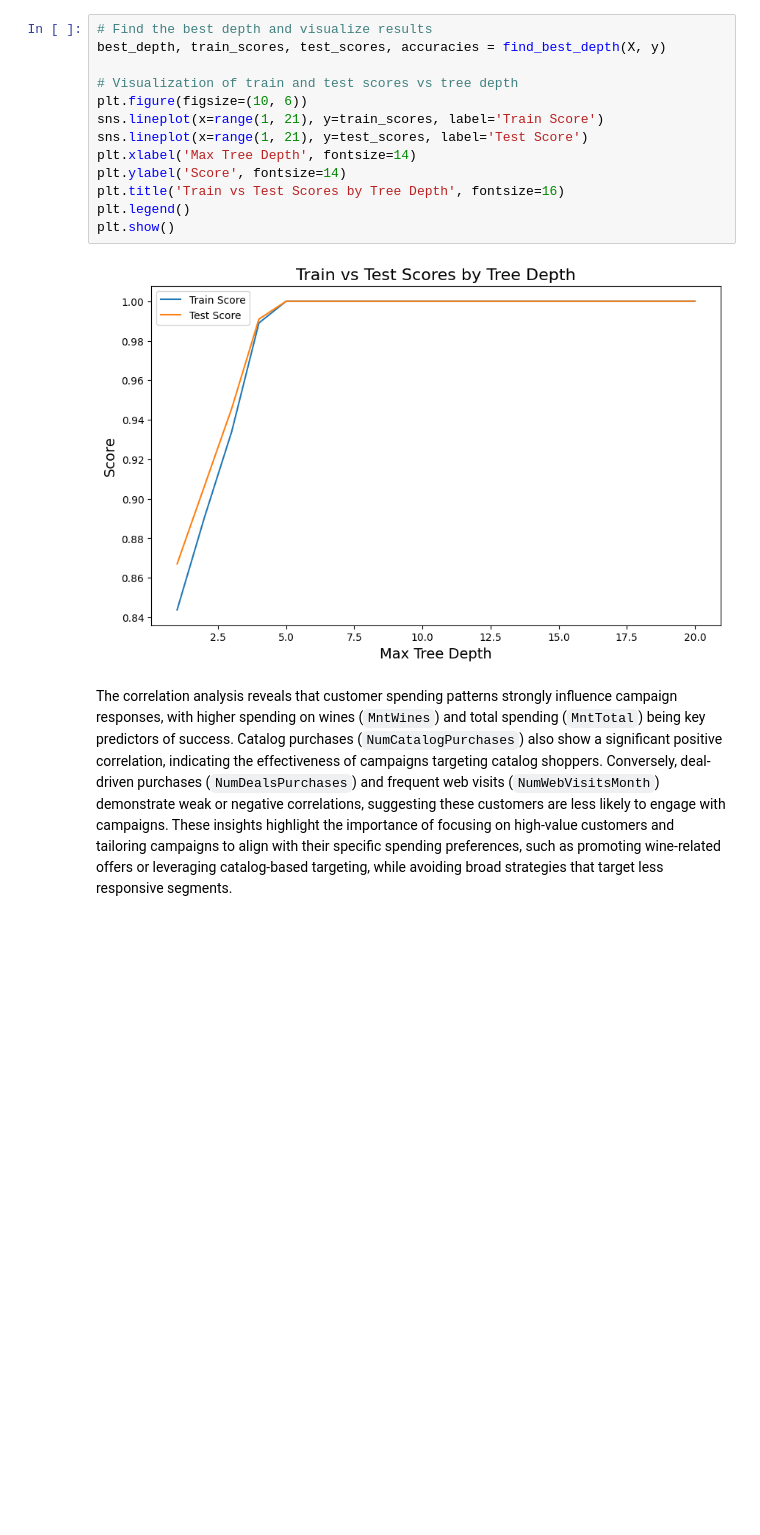
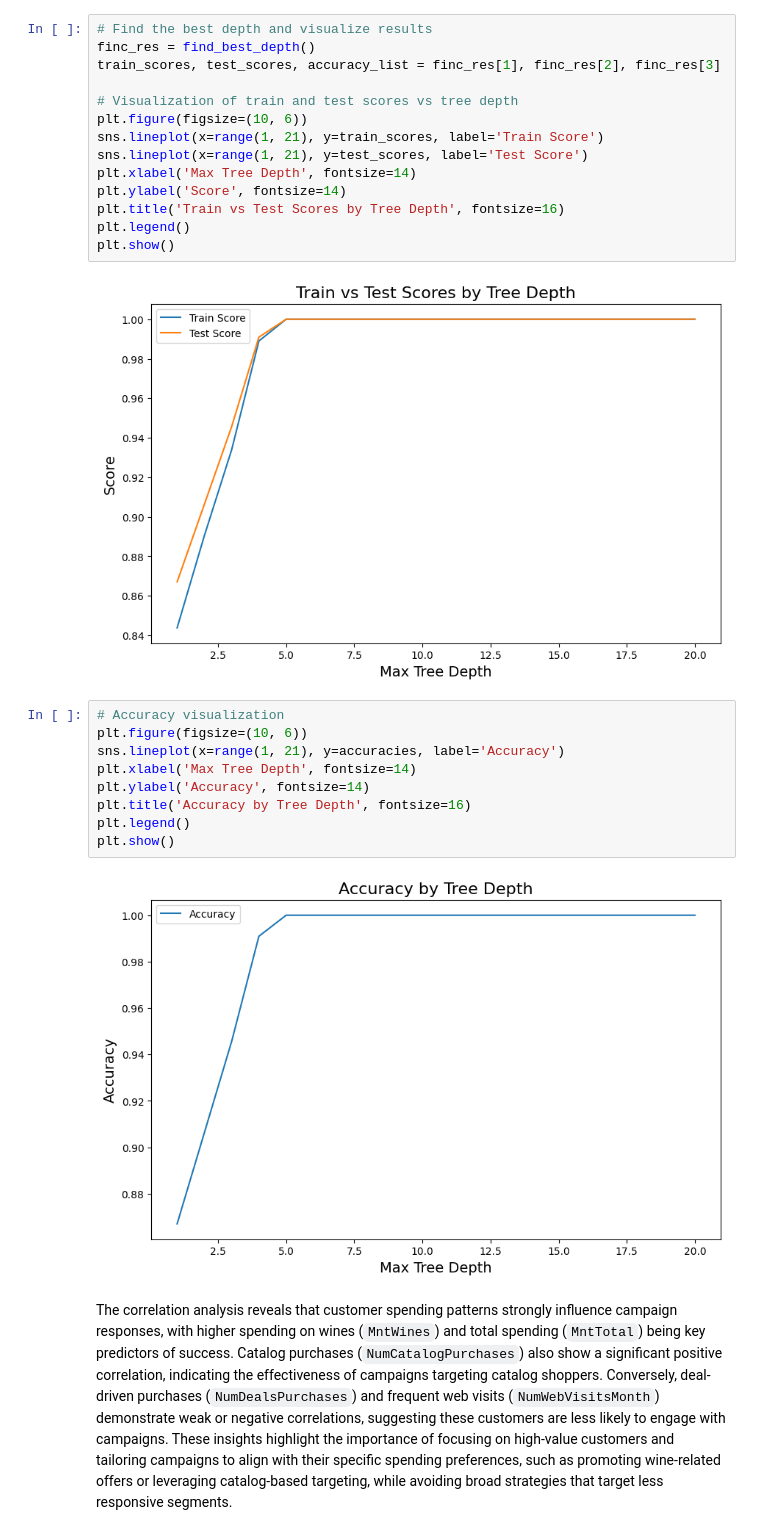
Before and after one commit to kevintao0417/F24_DATA110, a Jupyter notebook: Project/F1/sales_data.ipynb, the cells around one changed output. Saved outputs shown, nothing was run; the diff lists cells and outputs as text; blank space fills up the shorter version.

Commit message:
DecisionTree

```diff
--- a/Project/F1/sales_data.ipynb
+++ b/Project/F1/sales_data.ipynb
@@ -109,6 +112,7 @@ def find_best_depth(X, y):
 # %%
 # Find the best depth and visualize results
-best_depth, train_scores, test_scores, accuracies = find_best_depth(X, y)
+finc_res = find_best_depth()
+train_scores, test_scores, accuracy_list = finc_res[1], finc_res[2], finc_res[3]
 
 # Visualization of train and test scores vs tree depth
 plt.figure(figsize=(10, 6))
@@ -121,5 +125,16 @@ plt.legend()
 plt.show()
 # %% [output]
 [figure]
+# %%
+# Accuracy visualization
+plt.figure(figsize=(10, 6))
+sns.lineplot(x=range(1, 21), y=accuracies, label='Accuracy')
+plt.xlabel('Max Tree Depth', fontsize=14)
+plt.ylabel('Accuracy', fontsize=14)
+plt.title('Accuracy by Tree Depth', fontsize=16)
+plt.legend()
+plt.show()
+# %% [output]
+[figure, added]
 # %% [markdown]
 The correlation analysis reveals that customer spending patterns strongly influence campaign responses, with higher spending on wines (`MntWines`) and total spending (`MntTotal`) being key predictors of success. Catalog purchases (`NumCatalogPurchases`) also show a significant positive correlation, indicating the effectiveness of campaigns targeting catalog shoppers. Conversely, deal-driven purchases (`NumDealsPurchases`) and frequent web visits (`NumWebVisitsMonth`) demonstrate weak or negative correlations, suggesting these customers are less likely to engage with campaigns. These insights highlight the importance of focusing on high-value customers and tailoring campaigns to align with their specific spending preferences, such as promoting wine-related offers or leveraging catalog-based targeting, while avoiding broad strategies that target less responsive segments.
```
Also changed, not shown: parts of 1 cell of this notebook, 1 other file.
